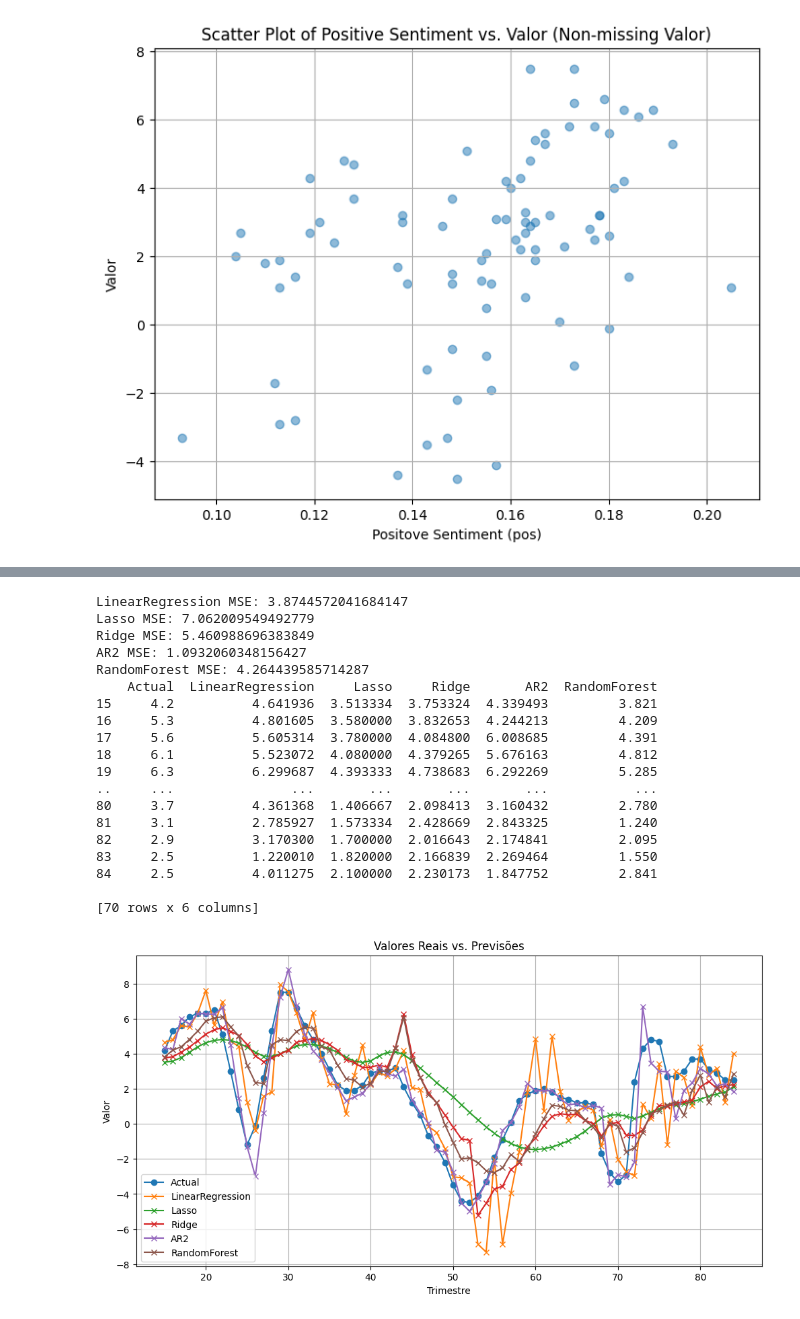
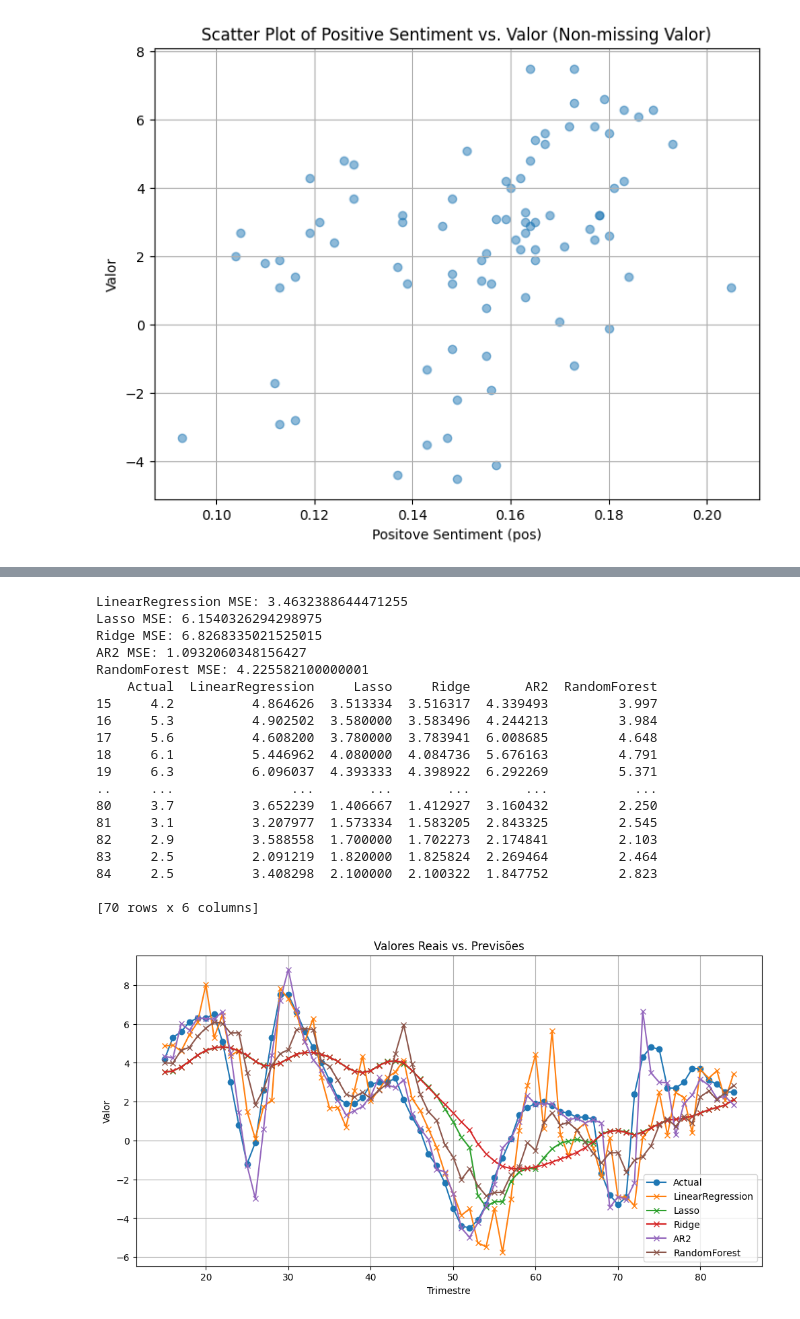
Before and after one commit to dcatrib/tesePython, a Jupyter notebook: Testes_Previsao.ipynb, the cells around one changed output, grey strips where cells are left out. Saved outputs shown, nothing was run; the diff lists cells and outputs as text; code cells hidden in the pictures.

```diff
--- a/Testes_Previsao.ipynb
+++ b/Testes_Previsao.ipynb
@@ -55,7 +55,7 @@ corpus_tokenized = [text.split() for text in corpus]
 
 # Word2Vec (cbow)
 print("Treinando Word2Vec...")
-word2vec_model = gensim.models.Word2Vec(corpus_tokenized, vector_size=300, window=5, min_count=100, workers=4)
+word2vec_model = gensim.models.Word2Vec(corpus_tokenized, vector_size=300, window=5, min_count=1, workers=4)
 print(df_final.head(20))
 # %% [output]
 [interactive output not drawn]
@@ -275,7 +275,7 @@ from sklearn.metrics import mean_squared_error
 
 # Assuming df_agrupado is your DataFrame with 'trimestre', 'Valor', and 'Vetor Médio' columns
 
-window_size = 40
+window_size = 42
 forecasts = {'AR2': [], 'LinearRegression': []}
 
 for i in range(window_size, len(df_agrupado) - 1):
@@ -392,10 +392,10 @@ for model_name in ['LinearRegression', 'Lasso', 'Ridge', 'AR2', 'RandomForest']:
             except ValueError:
                 forecast = [np.nan]  # Or any other appropriate handling for errors
         elif model_name == 'Lasso':
-            model = Lasso().fit(X_train, y_train)
+            model = Lasso(alpha=0.1).fit(X_train, y_train)
             forecast = model.predict(X_test)
         elif model_name == 'Ridge':
-            model = Ridge().fit(X_train, y_train)
+            model = Ridge(alpha=100).fit(X_train, y_train)
             forecast = model.predict(X_test)
         elif model_name == 'RandomForest':
             model = RandomForestRegressor().fit(X_train, y_train)
@@ -445,45 +445,45 @@ print(results_df)
 
 # Create a figure and axes
 fig, ax = plt.subplots(figsize=(12, 6))  # Adjust figure size as needed
 
 # Plot the actual values
 ax.plot(actual_values.index, actual_values.values, label='Actual', marker='o')
 
 # Plot the predictions for each model
 for model_name in forecasts:
     # Adjust the predicted values to match the length of actual values
     predicted_values = forecasts[model_name]
     predicted_values = predicted_values[:len(actual_values)]  # Trim to match actual values length
 
     ax.plot(actual_values.index, predicted_values, label=model_name, marker='x')
 
 # Set plot labels and title
 ax.set_xlabel('Trimestre')
 ax.set_ylabel('Valor')
 ax.set_title('Valores Reais vs. Previsões')
 ax.legend()
 ax.grid(True)
 
 # Display the plot
 plt.show()
 # %% [output]
-LinearRegression MSE: 3.8744572041684147
-Lasso MSE: 7.062009549492779
-Ridge MSE: 5.460988696383849
+LinearRegression MSE: 3.4632388644471255
+Lasso MSE: 6.1540326294298975
+Ridge MSE: 6.8268335021525015
 AR2 MSE: 1.0932060348156427
-RandomForest MSE: 4.264439585714287
+RandomForest MSE: 4.225582100000001
     Actual  LinearRegression     Lasso     Ridge       AR2  RandomForest
-15     4.2          4.641936  3.513334  3.753324  4.339493         3.821
-16     5.3          4.801605  3.580000  3.832653  4.244213         4.209
-17     5.6          5.605314  3.780000  4.084800  6.008685         4.391
-18     6.1          5.523072  4.080000  4.379265  5.676163         4.812
-19     6.3          6.299687  4.393333  4.738683  6.292269         5.285
+15     4.2          4.864626  3.513334  3.516317  4.339493         3.997
+16     5.3          4.902502  3.580000  3.583496  4.244213         3.984
+17     5.6          4.608200  3.780000  3.783941  6.008685         4.648
+18     6.1          5.446962  4.080000  4.084736  5.676163         4.791
+19     6.3          6.096037  4.393333  4.398922  6.292269         5.371
 ..     ...               ...       ...       ...       ...           ...
-80     3.7          4.361368  1.406667  2.098413  3.160432         2.780
-81     3.1          2.785927  1.573334  2.428669  2.843325         1.240
-82     2.9          3.170300  1.700000  2.016643  2.174841         2.095
-83     2.5          1.220010  1.820000  2.166839  2.269464         1.550
-84     2.5          4.011275  2.100000  2.230173  1.847752         2.841
+80     3.7          3.652239  1.406667  1.412927  3.160432         2.250
+81     3.1          3.207977  1.573334  1.583205  2.843325         2.545
+82     2.9          3.588558  1.700000  1.702273  2.174841         2.103
+83     2.5          2.091219  1.820000  1.825824  2.269464         2.464
+84     2.5          3.408298  2.100000  2.100322  1.847752         2.823
 
 [70 rows x 6 columns]
-[figure, old version]
+[figure, new version]
```
Also changed, not shown: parts of 3 cells of this notebook.
